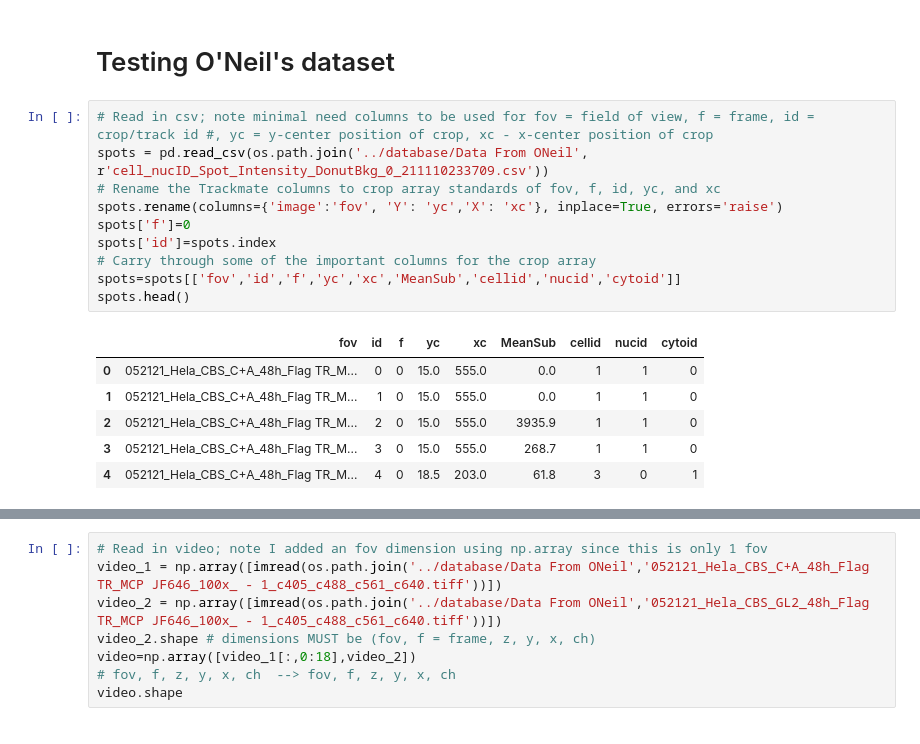
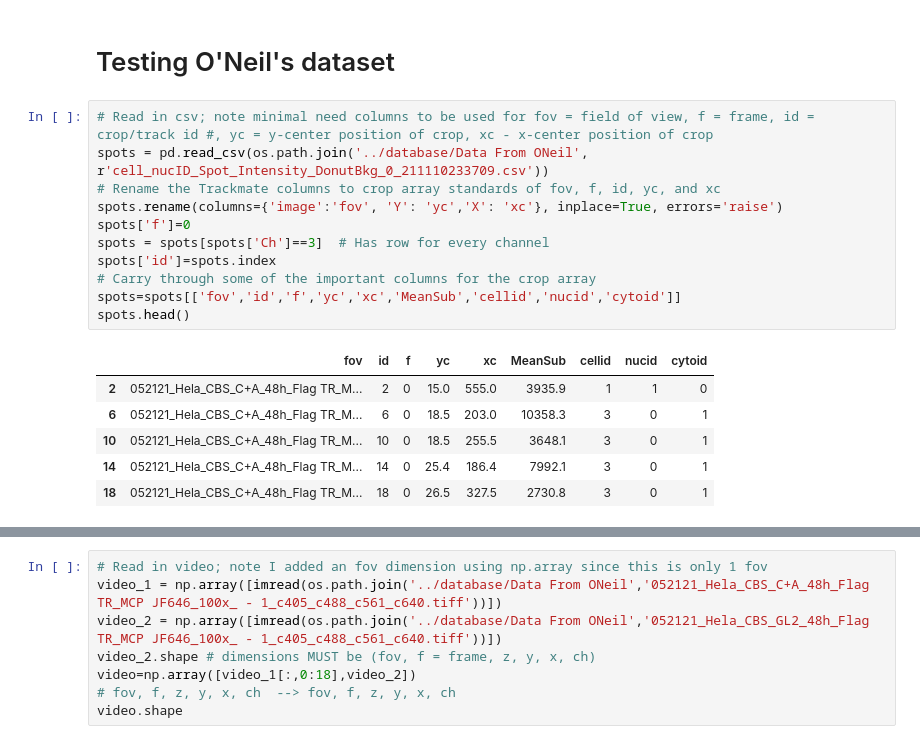
Before and after one commit to Colorado-State-University-Stasevich-Lab/croparray, a Jupyter notebook: notebooks/ToolDevelopment.ipynb, the cells around one changed output, grey strips where cells are left out. Saved outputs shown, nothing was run; the diff lists cells and outputs as text.

```diff
--- a/notebooks/ToolDevelopment.ipynb
+++ b/notebooks/ToolDevelopment.ipynb
@@ -243,17 +380,18 @@ test
 # %%
 # Read in csv; note minimal need columns to be used for fov = field of view, f = frame, id = crop/track id #, yc = y-center position of crop, xc - x-center position of crop
 spots = pd.read_csv(os.path.join('../database/Data From ONeil', r'cell_nucID_Spot_Intensity_DonutBkg_0_211110233709.csv'))
 # Rename the Trackmate columns to crop array standards of fov, f, id, yc, and xc
 spots.rename(columns={'image':'fov', 'Y': 'yc','X': 'xc'}, inplace=True, errors='raise')
 spots['f']=0
+spots = spots[spots['Ch']==3]  # Has row for every channel
 spots['id']=spots.index
 # Carry through some of the important columns for the crop array
 spots=spots[['fov','id','f','yc','xc','MeanSub','cellid','nucid','cytoid']]
 spots.head()
 # %% [output]
 |  | fov | id | f | yc | xc | MeanSub | cellid | nucid | cytoid |
-| 0 | 052121_Hela_CBS_C+A_48h_Flag TR_M... | 0 | 0 | 15.0 | 555.0 | 0.0 | 1 | 1 | 0 |
-| 1 | 052121_Hela_CBS_C+A_48h_Flag TR_M... | 1 | 0 | 15.0 | 555.0 | 0.0 | 1 | 1 | 0 |
 | 2 | 052121_Hela_CBS_C+A_48h_Flag TR_M... | 2 | 0 | 15.0 | 555.0 | 3935.9 | 1 | 1 | 0 |
-| 3 | 052121_Hela_CBS_C+A_48h_Flag TR_M... | 3 | 0 | 15.0 | 555.0 | 268.7 | 1 | 1 | 0 |
-| 4 | 052121_Hela_CBS_C+A_48h_Flag TR_M... | 4 | 0 | 18.5 | 203.0 | 61.8 | 3 | 0 | 1 |
+| 6 | 052121_Hela_CBS_C+A_48h_Flag TR_M... | 6 | 0 | 18.5 | 203.0 | 10358.3 | 3 | 0 | 1 |
+| 10 | 052121_Hela_CBS_C+A_48h_Flag TR_M... | 10 | 0 | 18.5 | 255.5 | 3648.1 | 3 | 0 | 1 |
+| 14 | 052121_Hela_CBS_C+A_48h_Flag TR_M... | 14 | 0 | 25.4 | 186.4 | 7992.1 | 3 | 0 | 1 |
+| 18 | 052121_Hela_CBS_C+A_48h_Flag TR_M... | 18 | 0 | 26.5 | 327.5 | 2730.8 | 3 | 0 | 1 |
```
Also changed, not shown: parts of 50 cells of this notebook, 3 other files.
